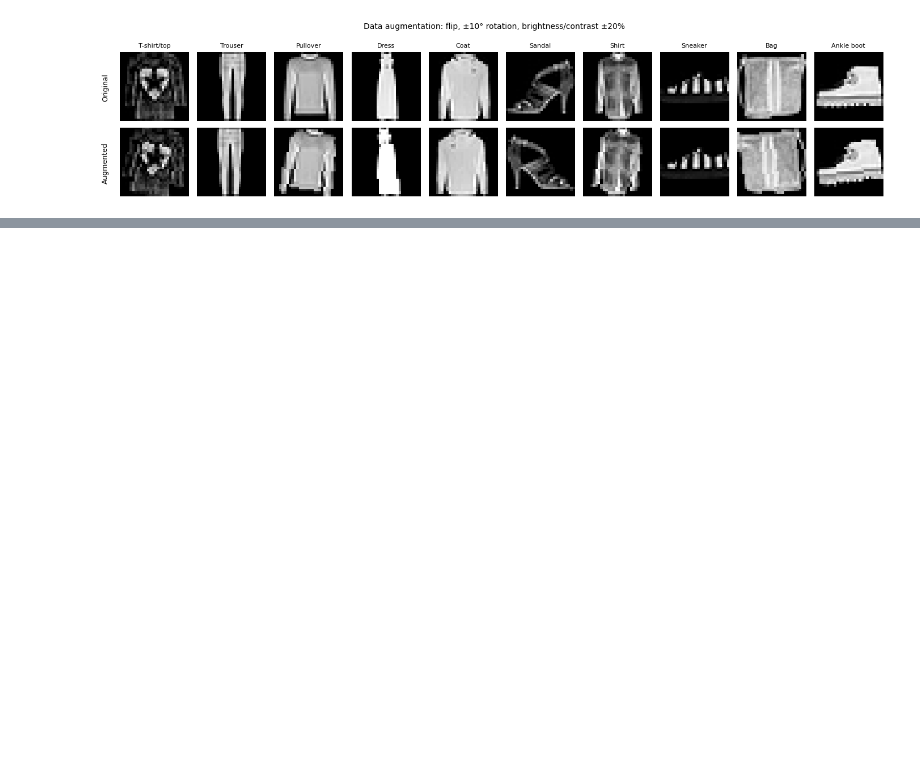
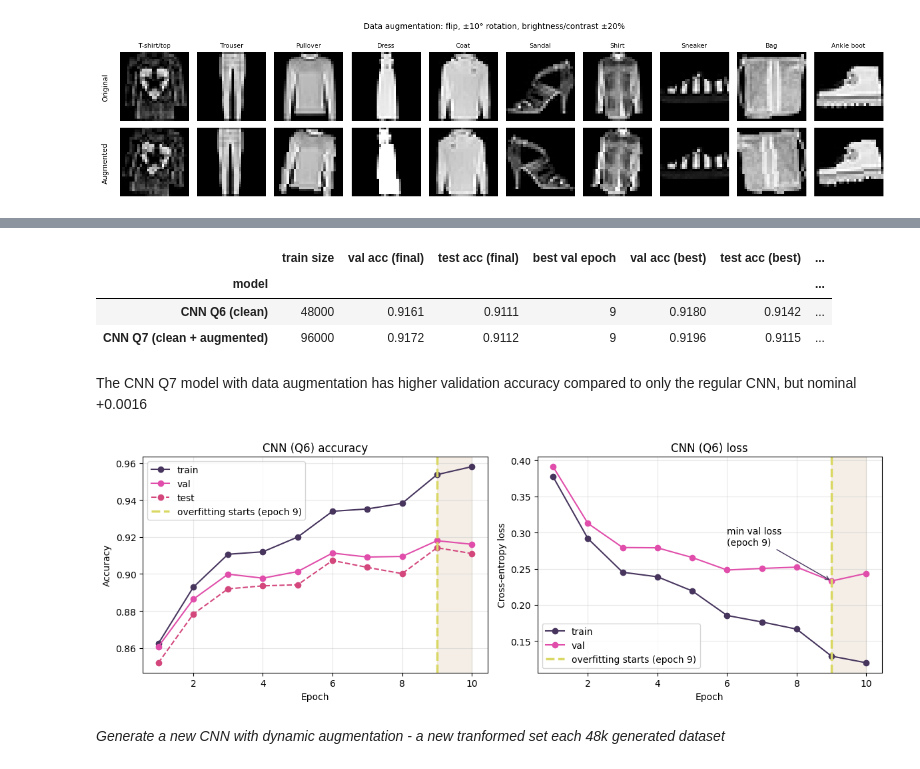
Before and after one commit to jademola/ImageClassificationMLP, a Jupyter notebook: A3_Q5_7.ipynb, the cells around one changed output, grey strips where cells are left out. Drawn from its saved outputs; the diff is of its cells as text; code cells hidden in the pictures; blank space fills up the shorter version.

```diff
--- a/A3_Q5_7.ipynb
+++ b/A3_Q5_7.ipynb
@@ -1150,0 +1277,12 @@ This adds a risk if you choose transformations that have unforeseen conflicts. D
+# %%
+# reshape data as tensors in memory for CNN
+from torch.utils.data import TensorDataset
+
+def make_loader(x, y, shuffle, batch_size=64):
+    X = torch.from_numpy(x).float().reshape(-1, 1, 28, 28)
+    Y = torch.from_numpy(y).long()
+    return DataLoader(TensorDataset(X, Y), batch_size=batch_size, shuffle=shuffle)
+
+train_loader = make_loader(x_train, y_train, shuffle=True)
+val_loader   = make_loader(x_val,   y_val,   shuffle=False)
+test_loader  = make_loader(x_test,  y_test,  shuffle=False)
@@ -1150,0 +1368,4 @@ This adds a risk if you choose transformations that have unforeseen conflicts. D
+# %%
+torch.manual_seed(2026) # reproducible between runs
+model_cnn = ConvNet().to(device)
+hist_cnn = train_model(model_cnn, train_loader, val_loader, test_loader, epochs, lr, momentum)
@@ -1150,0 +1494,62 @@ This adds a risk if you choose transformations that have unforeseen conflicts. D
+# %%
+# compare CNN clean vs data augmentation
+def summarize(name, hist, n_train):
+    best = int(np.argmax(hist['val_acc']))              # epoch index chosen by validation
+    return {'model': name,
+            'train size': n_train,
+            'val acc (final)':  hist['val_acc'][-1],
+            'test acc (final)': hist['test_acc'][-1],
+            'best val epoch':   best + 1,
+            'val acc (best)':   hist['val_acc'][best],
+            'test acc (best)':  hist['test_acc'][best],
+            'time / epoch (s)': np.mean(hist['epoch_time'][1:])}   # skip epoch 1 warm-up
+
+q7_table = pd.DataFrame([
+    summarize('CNN Q6 (clean)',             hist_cnn,     len(x_train)),
+    summarize('CNN Q7 (clean + augmented)', hist_cnn_aug, len(x_train_augExpand)),
+]).set_index('model').round(4)
+
+q7_table
+# %% [output]
+|  | train size | val acc (final) | test acc (final) | best val epoch | val acc (best) | test acc (best) | ... |
+| model |  |  |  |  |  |  | ... |
+| CNN Q6 (clean) | 48000 | 0.9161 | 0.9111 | 9 | 0.9180 | 0.9142 | ... |
+| CNN Q7 (clean + augmented) | 96000 | 0.9172 | 0.9112 | 9 | 0.9196 | 0.9115 | ... |
+# %% [markdown]
+The CNN Q7 model with data augmentation has higher validation accuracy compared to only the regular CNN, but nominal +0.0016
+# %%
+ep = range(1, len(hist_cnn['val_loss']) + 1)
+best = int(np.argmin(hist_cnn['val_loss'])) + 1     # epoch with the lowest val loss (+1: epochs start at 1)
+
+fig, axes = plt.subplots(1, 2, figsize=(12, 4.2))
+
+# accuracy
+ax = axes[0]
+ax.plot(ep, hist_cnn['train_acc'], color='#47355E', marker='o', label='train')
+ax.plot(ep, hist_cnn['val_acc'],   color='#E04DAA', marker='o', label='val')
+ax.plot(ep, hist_cnn['test_acc'],  color='#D3477D', marker='o', linestyle='--', label='test')
+ax.set(title='CNN (Q6) accuracy', xlabel='Epoch', ylabel='Accuracy')
+
+# validation loss
+ax = axes[1]
+ax.plot(ep, hist_cnn['train_loss'], color='#47355E', marker='o', label='train')
+ax.plot(ep, hist_cnn['val_loss'],   color='#E04DAA', marker='o', label='val')
+ax.set(title='CNN (Q6) loss', xlabel='Epoch', ylabel='Cross-entropy loss')
+ax.annotate(f'min val loss\n(epoch {best})',
+            xy=(best, hist_cnn['val_loss'][best - 1]),
+            xytext=(best - 3, hist_cnn['val_loss'][best - 1] + 0.05),
+            arrowprops=dict(arrowstyle='->', color='#47355E'))
+
+# mark the overfitting point on both plots
+for ax in axes:
+    ax.axvline(best, color='#DAD865', linewidth=2.5, linestyle='--', label=f'overfitting starts (epoch {best})')
+    ax.axvspan(best, max(ep), color='#E5D5C3', alpha=0.4)        # shade the overfitting region
+    ax.grid(alpha=0.3)
+    ax.legend()
+
+plt.tight_layout()
+plt.show()
+# %% [output]
+[figure, added]
+# %% [markdown]
+*Generate a new CNN with dynamic augmentation - a new tranformed set each 48k generated dataset*
```
Also changed, not shown: parts of 36 cells of this notebook.
